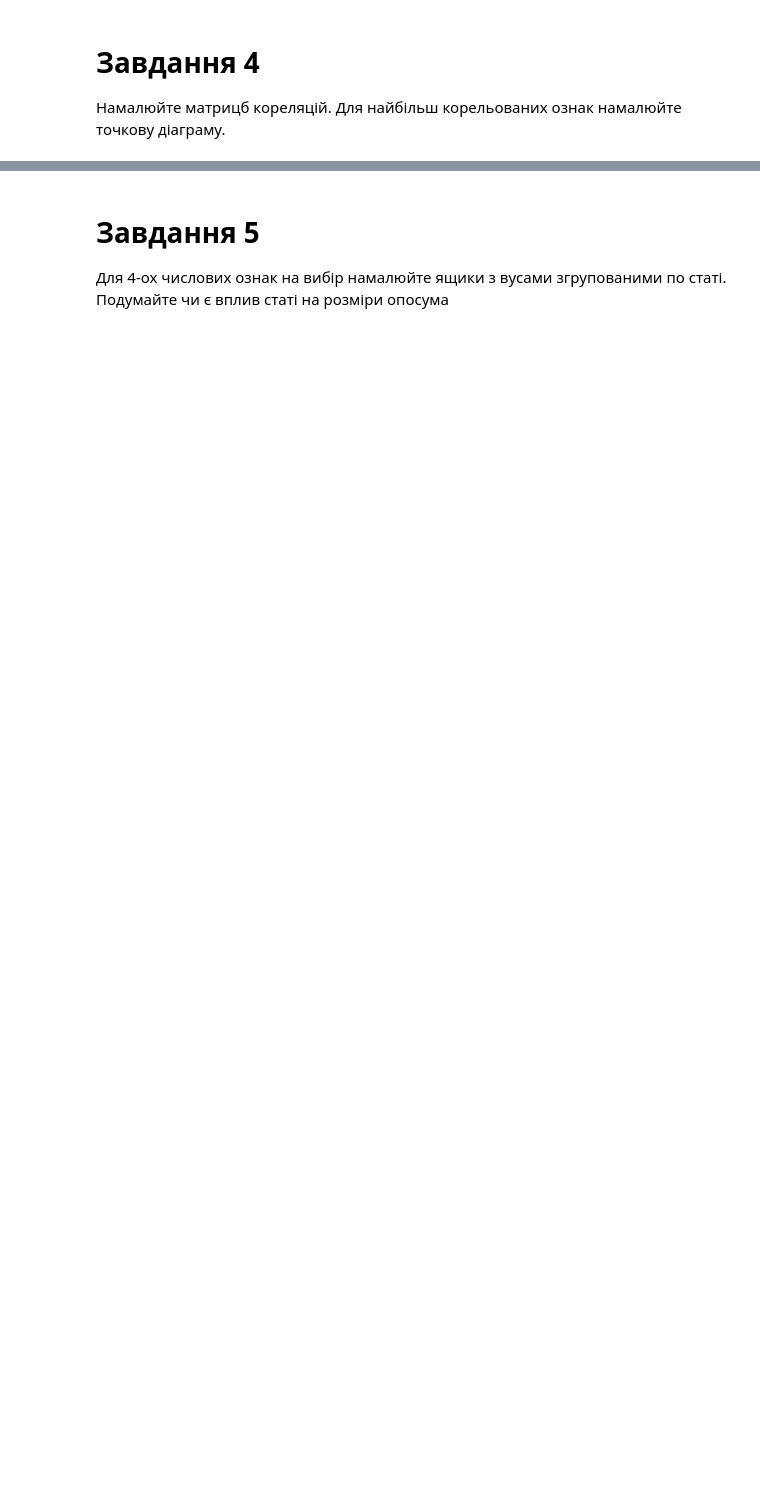
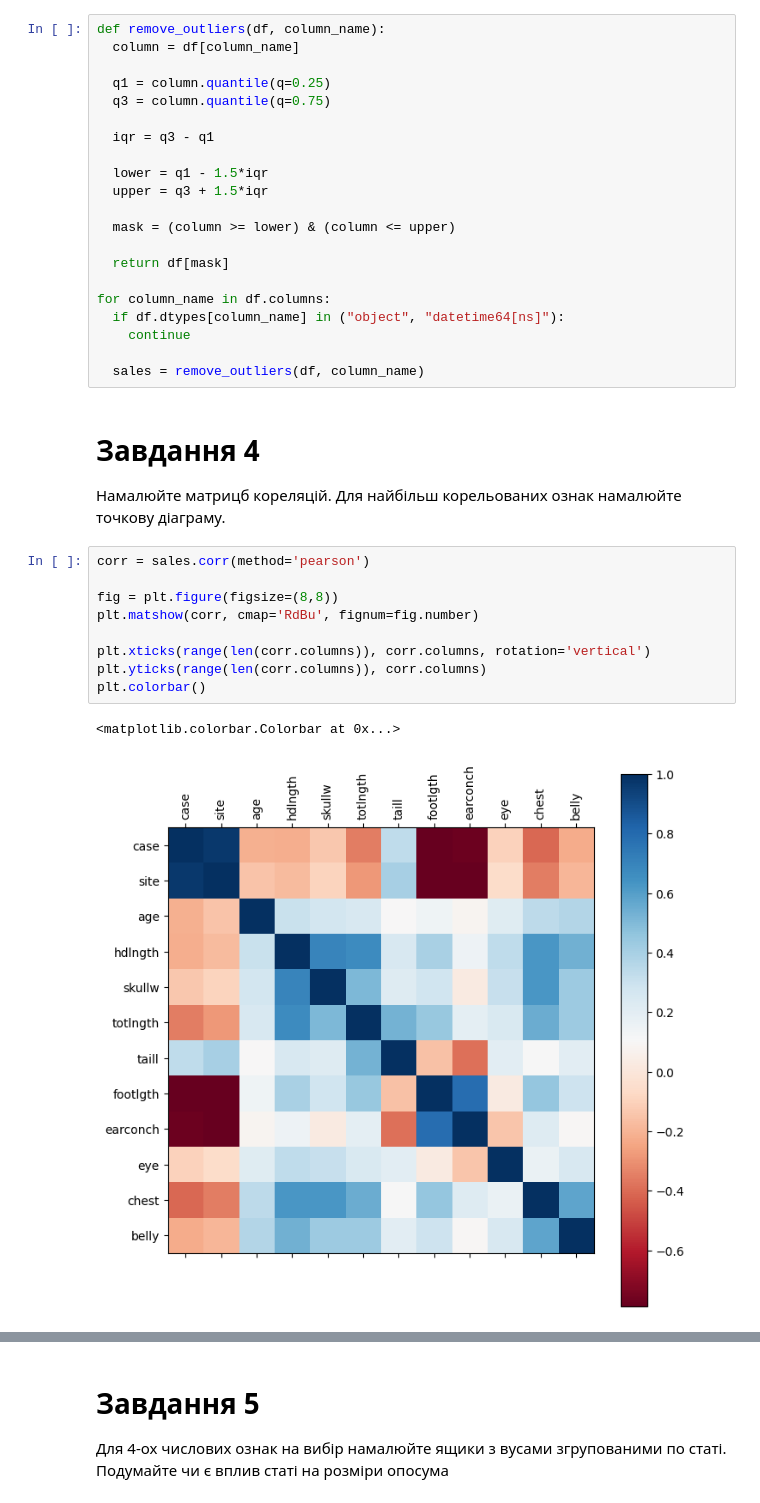
Before and after one commit to VDidyk/AI, a Jupyter notebook: module2/ДЗ_4.ipynb, the cells around one changed output, grey strips where cells are left out. Cells and saved outputs as stored; diff of their text form; blank space fills up the shorter version.

```diff
--- a/module2/ДЗ_4.ipynb
+++ b/module2/ДЗ_4.ipynb
@@ -64,6 +64,39 @@ Name: case, dtype: float64
 # %% [markdown]
 # Завдання 3
 Очистіть дані від викидів. Виведіть очищений датафрейм
+# %%
+def remove_outliers(df, column_name):
+  column = df[column_name]
+
+  q1 = column.quantile(q=0.25)
+  q3 = column.quantile(q=0.75)
+
+  iqr = q3 - q1
+
+  lower = q1 - 1.5*iqr
+  upper = q3 + 1.5*iqr
+
+  mask = (column >= lower) & (column <= upper)
+
+  return df[mask]
+
+for column_name in df.columns:
+  if df.dtypes[column_name] in ("object", "datetime64[ns]"):
+    continue
+
+  sales = remove_outliers(df, column_name)
 # %% [markdown]
 # Завдання 4
 Намалюйте матрицб кореляцій. Для найбільш корельованих ознак намалюйте точкову діаграму.
+# %%
+corr = sales.corr(method='pearson')
+
+fig = plt.figure(figsize=(8,8))
+plt.matshow(corr, cmap='RdBu', fignum=fig.number)
+
+plt.xticks(range(len(corr.columns)), corr.columns, rotation='vertical')
+plt.yticks(range(len(corr.columns)), corr.columns)
+plt.colorbar()
+# %% [output]
+<matplotlib.colorbar.Colorbar at 0x...>
+[figure, added]
```
Also changed, not shown: parts of 3 cells of this notebook.
